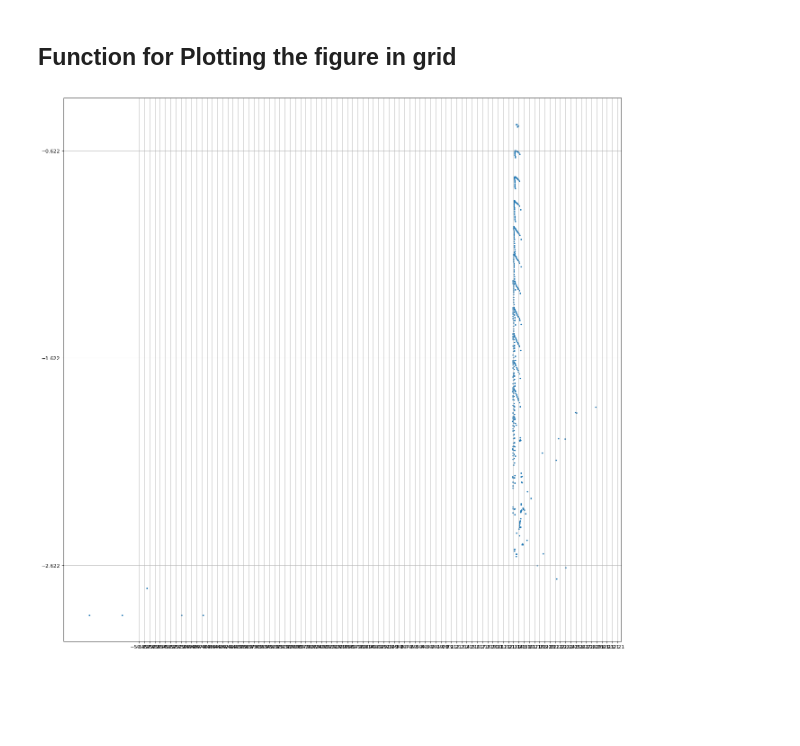
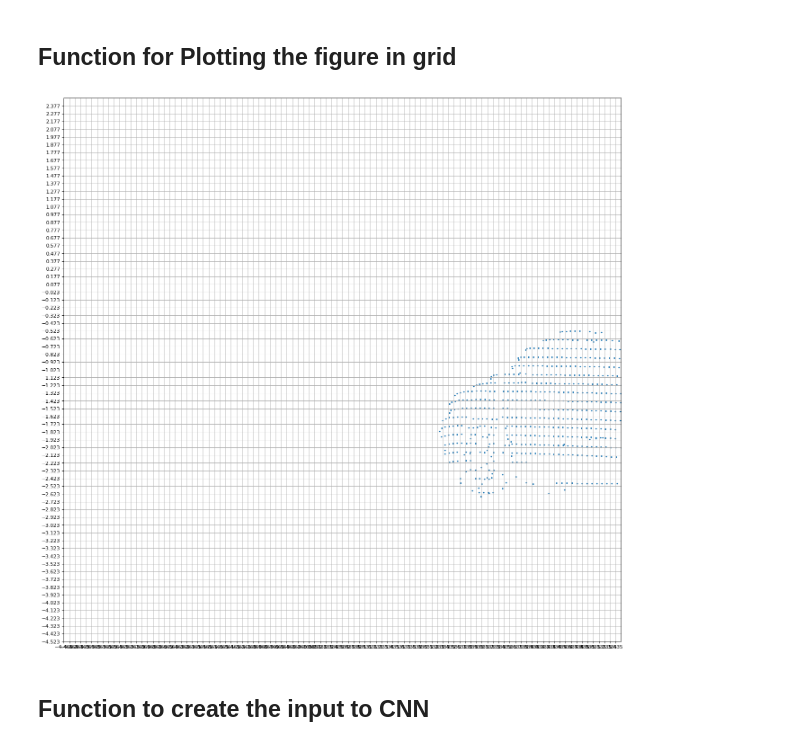
Before and after one commit to kiat/debs2019, a Jupyter notebook: src/notebooks/2_D_CNN.ipynb, the cells around one changed output. Cells and saved outputs as stored; diff of their text form; code cells hidden in the pictures; blank space fills up the shorter version.

Commit message:
Input to the NN

```diff
--- a/src/notebooks/2_D_CNN.ipynb
+++ b/src/notebooks/2_D_CNN.ipynb
@@ -149,8 +149,8 @@ num_of_scenes = 50
 outliers_path = "../object-net/outliers.pkl"
 
 # 2-D image length and height
-img_length = 100
-img_height = 10
+img_length = 10
+img_height = 7
 # %% [markdown]
 ## Function to visualize desired number of scenes in animation
 # %%
@@ -433,11 +461,13 @@ needed_view = 3
 
 #Call the helper function to only get the object points
 new_objects = []
-num_clusters = 2
+num_clusters = 4
 
 for i in objects:
     i = helper_object_points(i, num_clusters)
     new_objects.append(i)
+
+# new_objects = objects
 
 # calling the function for the range values
 x_max, x_min, y_max, y_min = max_min(new_objects, img_length, img_height, needed_view)
@@ -461,14 +490,14 @@ Image height = 10
 ## Plotting the images using this range
 # %%
 # select the image of choice between 0 to 49
-img_choice = 34
+img_choice = 6
 
 # selecting the range values
 x_range = [x_min[img_choice] , x_max[img_choice]]
 y_range = [y_min[img_choice] , y_max[img_choice]]
 
 # the scene to plot
-scene_to_view = new_objects[img_height]
+scene_to_view = new_objects[img_choice]
 
 # plotting the graph with the given range and if you want to change the view change the needed_view variable
 visualize(scene_to_view, needed_view, x_range, y_range)
@@ -497,16 +526,20 @@ def plot_grid(object_points,grid_size,view, x_range,y_range):
     ax.set_xticks(np.arange(x_range[0], x_range[1], grid_size))
     ax.set_yticks(np.arange(y_range[0], y_range[1], grid_size))
     plt.scatter(x, y, s=4)
+    plt.xlim(x_range[0], x_range[1])
+    plt.ylim(y_range[0], y_range[1])
     plt.grid()
     plt.show()
 # %%
 """
-Variables used in this cell are above, view, scene_to_view and tu
+Variables used in this cell are above, view, scene_to_view and img_choice
 """
 # Variable for the gid size
-grid_size = 1
+grid_size = 0.1
 
 # graph
 plot_grid(scene_to_view, grid_size, view, x_range, y_range)
 # %% [output]
-[figure, old version]
+[figure, new version]
+# %% [markdown]
+## Function to create the input to CNN
```
Also changed, not shown: parts of 5 cells of this notebook.
